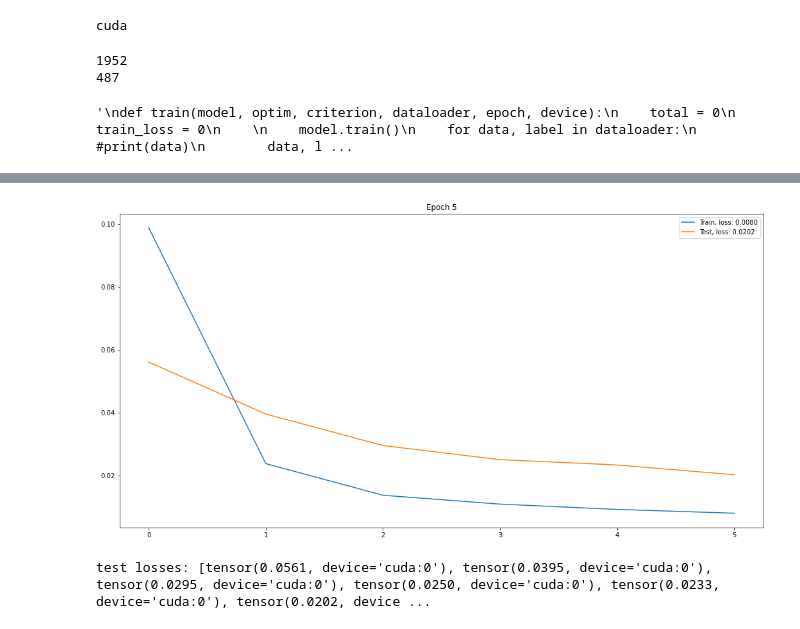
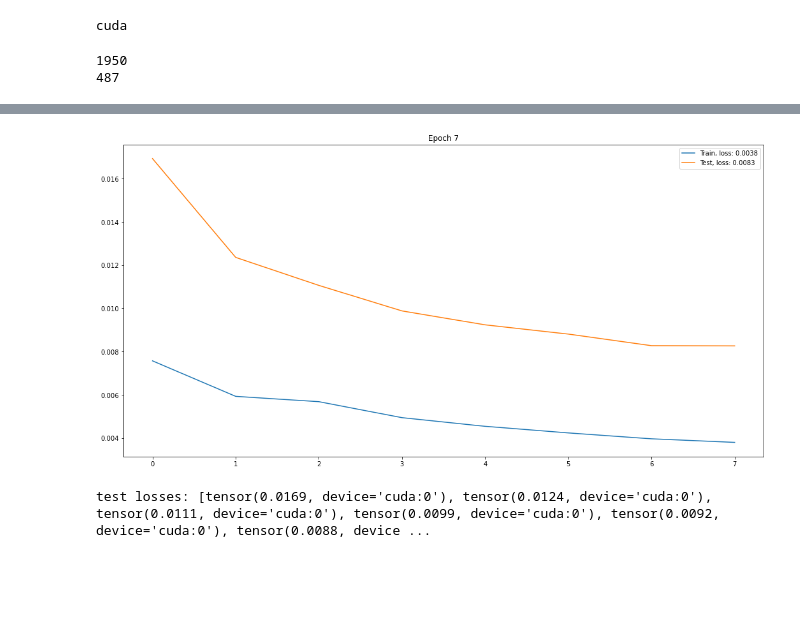
Before and after one commit to konstantin1998/first-repository, a Jupyter notebook: litpm.ipynb, the cells around one changed output, grey strips where cells are left out. Saved outputs shown, nothing was run; the diff lists cells and outputs as text; code cells hidden in the pictures; blank space fills up the shorter version.

Commit message:
use transfer learning, draw a plot to compare metrices

```diff
--- a/litpm.ipynb
+++ b/litpm.ipynb
@@ -59,6 +59,7 @@ class DataGenerator():
       quality = self.get_quality(path)
       sample = (path, float(quality))
       items.append(sample)
+
     items = self.shuffle(items)
     dataset.samples = items
 
@@ -70,7 +71,7 @@ class DataGenerator():
     self.assign_qualities(trainset)
     trainloader = torch.utils.data.DataLoader(
       trainset,
-      batch_size=80,
+      batch_size=100,
       shuffle=False,
       num_workers=4
     )
@@ -83,7 +84,7 @@ class DataGenerator():
     self.assign_qualities(testset)
     testloader = torch.utils.data.DataLoader(
       testset,
-      batch_size=30,
+      batch_size=40,
       shuffle=False,
       num_workers=2
     )
@@ -92,10 +93,10 @@ class DataGenerator():
 # %%
 data_generator = DataGenerator('X-radar_cropped/train',
                                'X-radar_cropped/test',
-                               'X-radar_cropped/data_for_learning.csv')
+                               'X-radar_cropped/data_for_learning_manual_markdown.csv')
 trainloader, testloader = data_generator.prepare_data()
 # %% [output]
-1952
+1950
 487
 # %%
 class Model(nn.Module):
@@ -178,8 +179,6 @@ class Model(nn.Module):
     x = self.fc(x)
     return x
 # %%
-#autocast = torch.cuda.amp.autocast
-
 scaler = torch.cuda.amp.GradScaler()
 
 def train(model, optim, criterion, dataloader, epoch, device):
@@ -208,32 +207,6 @@ def train(model, optim, criterion, dataloader, epoch, device):
         total += output.shape[0]
 
     return train_loss / total
-"""
-def train(model, optim, criterion, dataloader, epoch, device):
-    total = 0
-    train_loss = 0
-
-    model.train()
-    for data, label in dataloader:
-        #print(data)
-        data, label = data.to(device), label.to(device)
-        optim.zero_grad()
-        output = model(data)
-        output = output.reshape((output.shape[0])).float()
-        label = label.float()
-
-
-        loss = criterion(output, label)
-        loss.backward()
-        optim.step()
-
-        train_loss += loss.item()
-        total += output.shape[0]
-
-    return train_loss / total
-"""
-# %% [output]
-'\ndef train(model, optim, criterion, dataloader, epoch, device):\n    total = 0\n    train_loss = 0\n    \n    model.train()\n    for data, label in dataloader:\n        #print(data)\n        data, l ...
 # %%
 def test(model, criterion, dataloader, epoch, device):
     total = 0
@@ -313,40 +285,40 @@ Estimated Total Size (MB): 240.24
 model = model.to(device)
 
 criterion = nn.MSELoss()
-optimizer = optim.Adam(model.parameters(), lr=0.001)
+optimizer = optim.Adam(model.parameters(), lr=0.0002)
 scheduler = optim.lr_scheduler.StepLR(optimizer, 2, gamma=0.5)
 # %%
 train_losses = []
 test_losses = []
 
-best_loss = 0.05
-num_epochs = 6
+best_loss = 0.017
+num_epochs = 8
 for i in range(num_epochs):
 
     train_loss = train(model, optimizer, criterion, trainloader, i, device)
     train_losses.append(train_loss)
     test_loss = test(model, criterion, testloader, i, device)
     scheduler.step(test_loss)
     test_losses.append(test_loss)
 
     if test_loss < best_loss:
         print('Saving...')
         best_loss = test_loss
         model_info = {
             'model': model,
             'loss': best_loss
         }
-        torch.save(model_info, 'X-radar_cropped/models/ckpt_transfer_learning.pth')
+        torch.save(model_info, 'X-radar_cropped/models/ckpt_manual_markdown_transfer_learning.pth')
 
     clear_output()
     plt.figure(figsize=(18, 9))
     plt.plot(np.arange(len(train_losses)), train_losses, label=f'Train, loss: {train_loss:.4f}')
     plt.plot(np.arange(len(test_losses)), test_losses, label=f'Test, loss: {test_loss:.4f}')
     plt.title(f'Epoch {i}')
     plt.legend(loc='best')
     plt.show()
 
 print('test losses:', test_losses)
 # %% [output]
-[figure, old version]
+[figure, new version]
-test losses: [tensor(0.0561, device='cuda:0'), tensor(0.0395, device='cuda:0'), tensor(0.0295, device='cuda:0'), tensor(0.0250, device='cuda:0'), tensor(0.0233, device='cuda:0'), tensor(0.0202, device ...
+test losses: [tensor(0.0169, device='cuda:0'), tensor(0.0124, device='cuda:0'), tensor(0.0111, device='cuda:0'), tensor(0.0099, device='cuda:0'), tensor(0.0092, device='cuda:0'), tensor(0.0088, device ...
```
Also changed, not shown: parts of 10 cells of this notebook.
